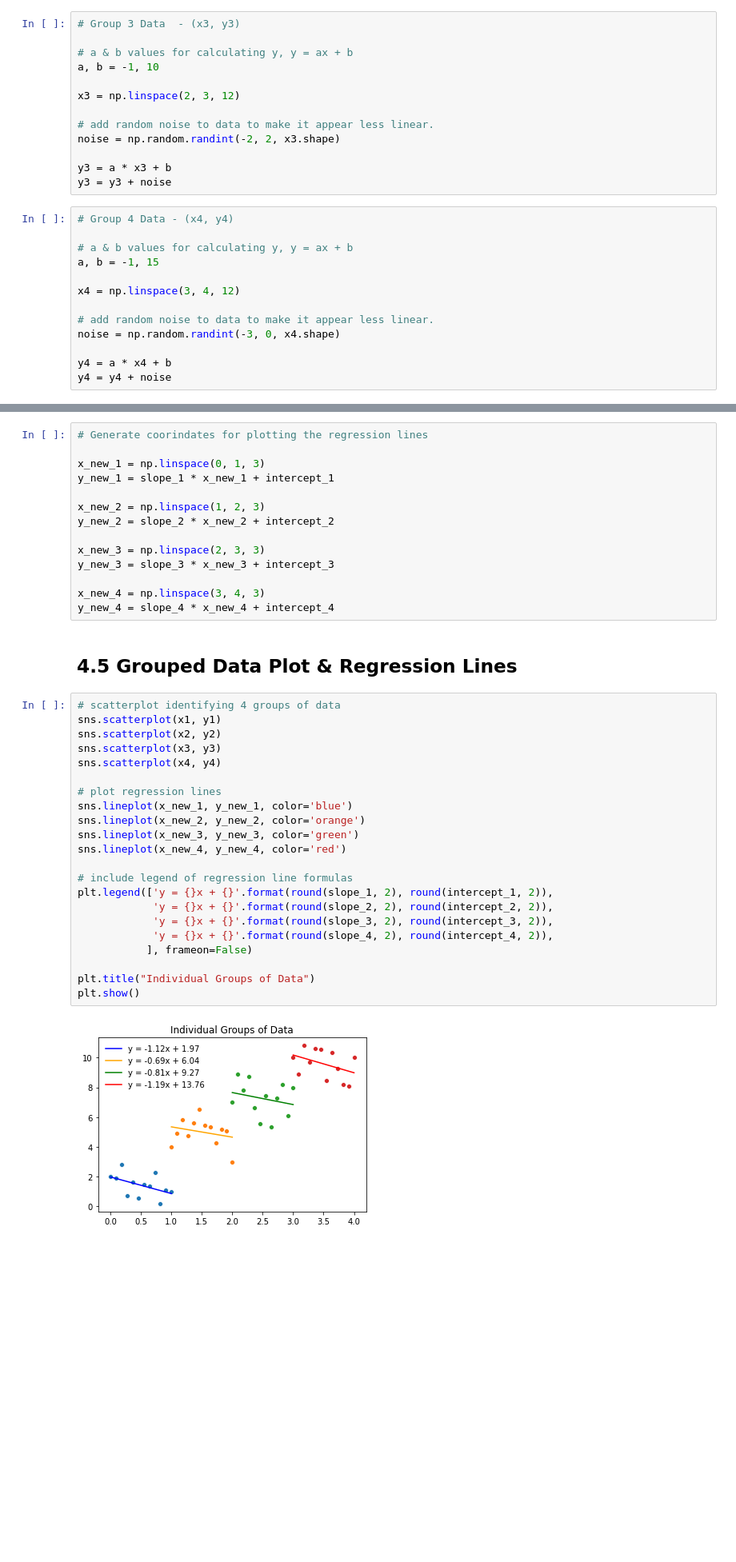
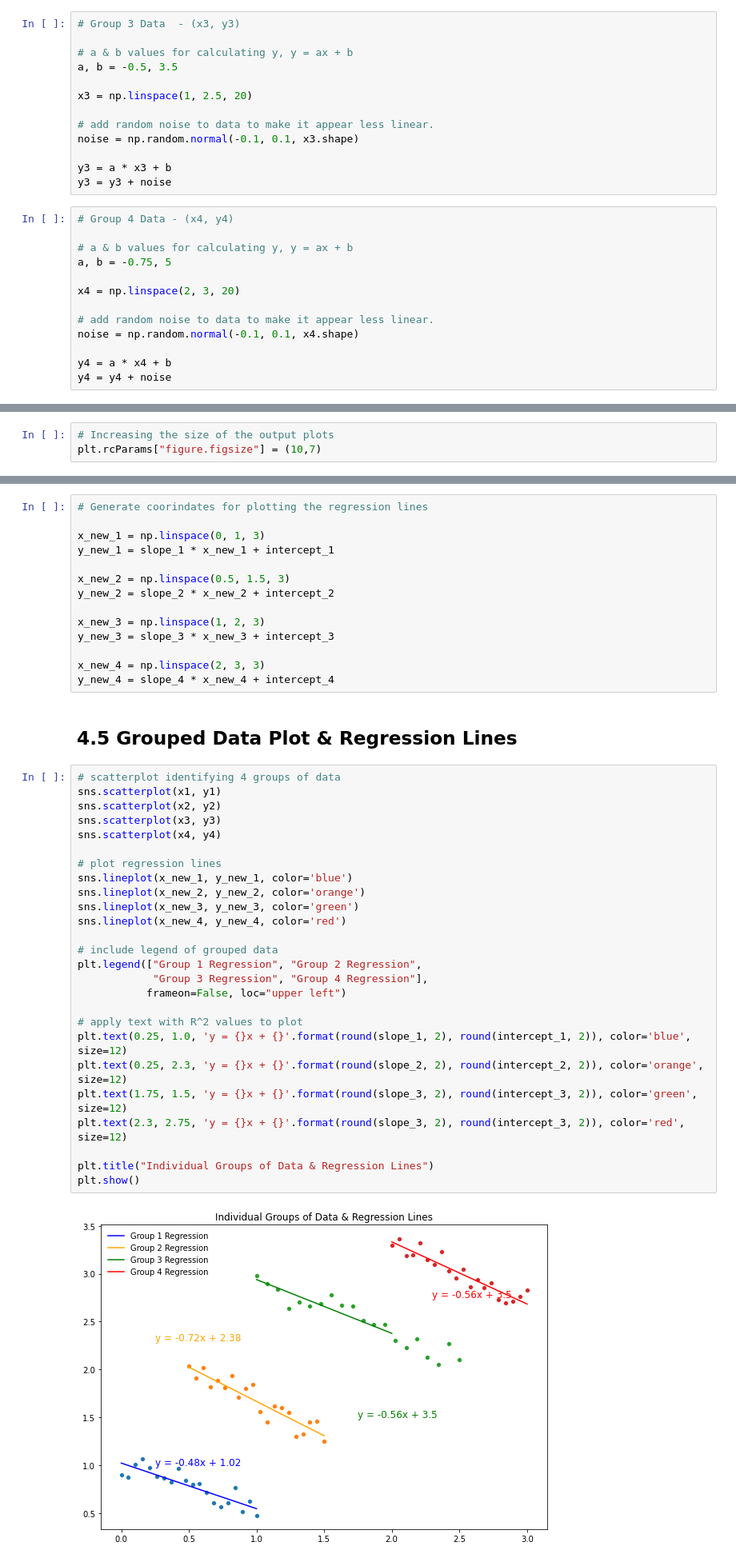
Before and after one commit to PaulSweeney89/FDA-Tasks, a Jupyter notebook: Tasks Jupyter.ipynb, the cells around one changed output, grey strips where cells are left out. Shown at 80% size. Saved outputs shown, nothing was run; the diff lists cells and outputs as text; blank space fills up the shorter version.

```diff
--- a/Tasks Jupyter.ipynb
+++ b/Tasks Jupyter.ipynb
@@ -698,12 +699,12 @@ y2 = y2 + noise
 # Group 3 Data  - (x3, y3)
 
 # a & b values for calculating y, y = ax + b
-a, b = -1, 10
+a, b = -0.5, 3.5
 
-x3 = np.linspace(2, 3, 12)
+x3 = np.linspace(1, 2.5, 20)
 
 # add random noise to data to make it appear less linear.
-noise = np.random.randint(-2, 2, x3.shape)
+noise = np.random.normal(-0.1, 0.1, x3.shape)
 
 y3 = a * x3 + b
 y3 = y3 + noise
@@ -711,12 +712,12 @@ y3 = y3 + noise
 # Group 4 Data - (x4, y4)
 
 # a & b values for calculating y, y = ax + b
-a, b = -1, 15
+a, b = -0.75, 5
 
-x4 = np.linspace(3, 4, 12)
+x4 = np.linspace(2, 3, 20)
 
 # add random noise to data to make it appear less linear.
-noise = np.random.randint(-3, 0, x4.shape)
+noise = np.random.normal(-0.1, 0.1, x4.shape)
 
 y4 = a * x4 + b
 y4 = y4 + noise
@@ -757,6 +758,9 @@ y_new = slope * x_new + intercept
 A scatterplot was used to plot the x & y coordinates for the full data set.
 
 The regression line was also fitted to this plot.
+# %%
+# Increasing the size of the output plots
+plt.rcParams["figure.figsize"] = (10,7)
 # %%
 # scatter plot of full dataset
 sns.scatterplot(x_array, y_array)
@@ -835,38 +842,42 @@ y =  -1.19 x +  13.76
 x_new_1 = np.linspace(0, 1, 3)
 y_new_1 = slope_1 * x_new_1 + intercept_1
 
-x_new_2 = np.linspace(1, 2, 3)
+x_new_2 = np.linspace(0.5, 1.5, 3)
 y_new_2 = slope_2 * x_new_2 + intercept_2
 
-x_new_3 = np.linspace(2, 3, 3)
+x_new_3 = np.linspace(1, 2, 3)
 y_new_3 = slope_3 * x_new_3 + intercept_3
 
-x_new_4 = np.linspace(3, 4, 3)
+x_new_4 = np.linspace(2, 3, 3)
 y_new_4 = slope_4 * x_new_4 + intercept_4
 # %% [markdown]
 ## 4.5 Grouped Data Plot  & Regression Lines
 # %%
 # scatterplot identifying 4 groups of data
 sns.scatterplot(x1, y1)
 sns.scatterplot(x2, y2)
 sns.scatterplot(x3, y3)
 sns.scatterplot(x4, y4)
 
 # plot regression lines
 sns.lineplot(x_new_1, y_new_1, color='blue')
 sns.lineplot(x_new_2, y_new_2, color='orange')
 sns.lineplot(x_new_3, y_new_3, color='green')
 sns.lineplot(x_new_4, y_new_4, color='red')
 
-# include legend of regression line formulas
-plt.legend(['y = {}x + {}'.format(round(slope_1, 2), round(intercept_1, 2)),
-            'y = {}x + {}'.format(round(slope_2, 2), round(intercept_2, 2)),
-            'y = {}x + {}'.format(round(slope_3, 2), round(intercept_3, 2)),
-            'y = {}x + {}'.format(round(slope_4, 2), round(intercept_4, 2)),
-           ], frameon=False)
+# include legend of grouped data
+plt.legend(["Group 1 Regression", "Group 2 Regression",
+            "Group 3 Regression", "Group 4 Regression"],
+           frameon=False, loc="upper left")
 
-plt.title("Individual Groups of Data")
+# apply text with R^2 values to plot
+plt.text(0.25, 1.0, 'y = {}x + {}'.format(round(slope_1, 2), round(intercept_1, 2)), color='blue', size=12)
+plt.text(0.25, 2.3, 'y = {}x + {}'.format(round(slope_2, 2), round(intercept_2, 2)), color='orange', size=12)
+plt.text(1.75, 1.5, 'y = {}x + {}'.format(round(slope_3, 2), round(intercept_3, 2)), color='green', size=12)
+plt.text(2.3, 2.75, 'y = {}x + {}'.format(round(slope_3, 2), round(intercept_3, 2)), color='red', size=12)
+
+plt.title("Individual Groups of Data & Regression Lines")
 plt.show()
 # %% [output]
-[figure, old version]
+[figure, new version]
 # %% [markdown]
```
Also changed, not shown: parts of 21 cells of this notebook.
